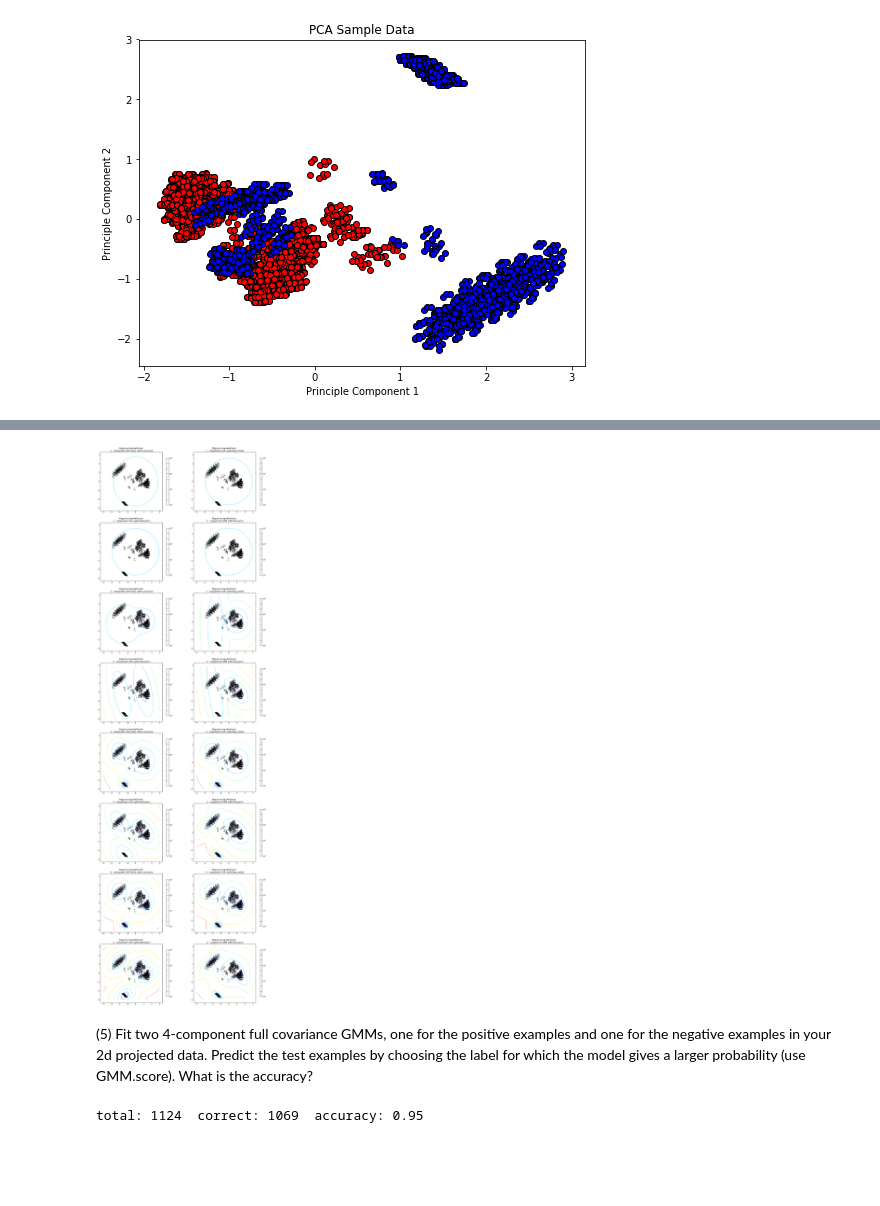
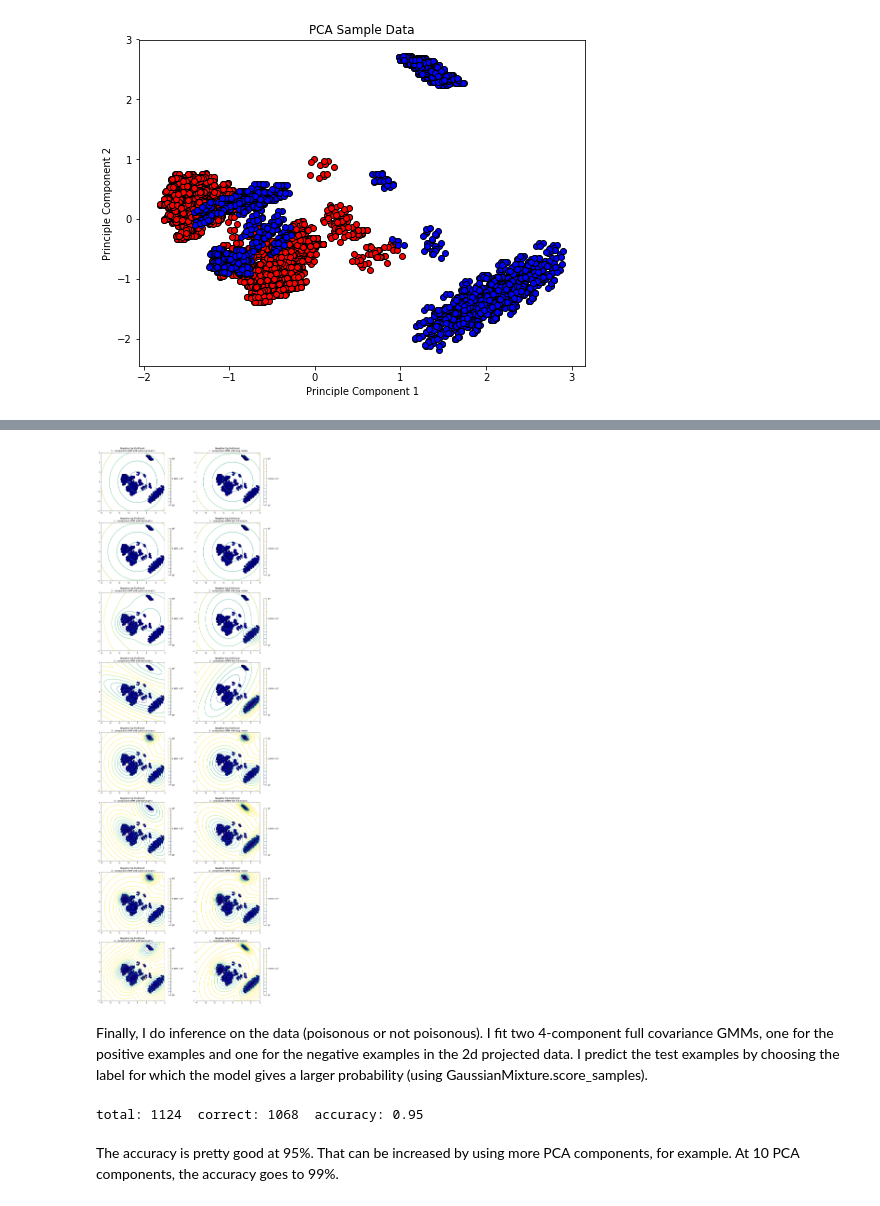
Before and after one commit to jd-sanders/PoisonousMushrooms, a Jupyter notebook: PoisonousMushrooms.ipynb, the cells around one changed output, grey strips where cells are left out. Saved outputs shown, nothing was run; the diff lists cells and outputs as text; code cells hidden in the pictures; blank space fills up the shorter version.

```diff
--- a/PoisonousMushrooms.ipynb
+++ b/PoisonousMushrooms.ipynb
@@ -30,6 +31,8 @@ with open('mushroom.map') as fmap:
         [index, name, junk] = line.split()
         feature_names.append(name)
 
-print('Loaded feature names:', len(feature_names))
-#print(feature_names)
+print 'Loaded feature names:', len(feature_names)
+print 'Here are all 126 feature names: \n'
+for i in range(126):
+    print feature_names[i]
 # %% [output]
@@ -168,46 +209,48 @@ def P4():
     components = [1,2,3,4]
     covariance = ["spherical","diag","tied","full"]
 
     n_comp = 2
     pca_mod = PCA(n_components = 2)
     train_data_transformed = pca_mod.fit_transform(train_data)
 
     for i in range(4):
         for j in range(4):
 
             # Set up the plot
             cnt = 4*i + j + 1
             ax = plt.subplot(8, 2, cnt)
 
             # fit a Gaussian Mixture Model
-            clf = GMM(n_components=components[i], covariance_type=covariance[j])
+            clf = GaussianMixture(n_components=components[i], covariance_type=covariance[j])
             clf.fit(train_data_transformed)
 
             # display predicted scores by the model as a contour plot
+            # This plotting code borrowed from:
+            # http://scikit-learn.org/stable/auto_examples/mixture/plot_gmm_pdf.html#example-mixture-plot-gmm-pdf-py.
             x = np.linspace(-4., 3.)
             y = np.linspace(-3., 3.)
             X, Y = np.meshgrid(x, y)
             XX = np.array([X.ravel(), Y.ravel()]).T
-            Z = -clf.score_samples(XX)[0]
+            Z = -clf.score_samples(XX)
             Z = Z.reshape(X.shape)
 
-            CS = ax.contour(X, Y, Z, norm=LogNorm(vmin=1.0, vmax=100.0),
-                             levels=np.logspace(0, 3, 10))
+            CS = ax.contour(X, Y, Z, norm=LogNorm(vmin=1.0, vmax=10.0),
+                             levels=np.logspace(0, 2, 15))
             CB = plt.colorbar(CS, shrink=0.8, extend='both')
-            ax.scatter(train_data_transformed[:, 0], train_data_transformed[:, 1], .8)
+            ax.scatter(train_data_transformed[:, 0], train_data_transformed[:, 1], edgecolors='black',color='blue',marker='o')
 
             plt.title('Negative log-likelihood: \n %i - component GMM with %s matrix' %(components[i],covariance[j]))
 
 P4()
 # %% [output]
-[figure, old version]
+[figure, new version]
 # %% [markdown]
-(5) Fit two 4-component full covariance GMMs, one for the positive examples and one for the negative examples in your 2d projected data. Predict the test examples by choosing the label for which the model gives a larger probability (use GMM.score). What is the accuracy?
+Finally, I do inference on the data (poisonous or not poisonous).  I fit two 4-component full covariance GMMs, one for the positive examples and one for the negative examples in the 2d projected data. I predict the test examples by choosing the label for which the model gives a larger probability (using GaussianMixture.score_samples).
 # %%
 def P5():
 
     n_comp = 2
-    pca_mod = PCA(n_components = 2)
+    pca_mod = PCA(n_components = n_comp)
     train_data_transformed = pca_mod.fit_transform(train_data)
 
     # Pull out positive and negative training data
@@ -215,21 +258,21 @@ def P5():
     negative = train_data_transformed[train_labels == 0, :]
 
     # Fit a positive model
-    clf_pos = GMM(n_components=4, covariance_type='full')
+    clf_pos = GaussianMixture(n_components=4, covariance_type='full')
     clf_pos.fit(positive)
 
     # Fit a negative model
-    clf_neg = GMM(n_components=4, covariance_type='full')
+    clf_neg = GaussianMixture(n_components=4, covariance_type='full')
     clf_neg.fit(negative)
 
     # Apply the PCA transformation to the test data:
     test_data_transformed = pca_mod.transform(test_data)
 
     # Predict the test data
-    test_probs_under_pos = clf_pos.score(test_data_transformed)
+    test_probs_under_pos = clf_pos.score_samples(test_data_transformed)
 
     # Predict the test data
-    test_probs_under_neg = clf_neg.score(test_data_transformed)
+    test_probs_under_neg = clf_neg.score_samples(test_data_transformed)
 
     # Predict positive by if logprob uder positive is greater
     test_preds = np.zeros(1124)
@@ -246,4 +289,6 @@ def P5():
 
 P5()
 # %% [output]
-total: 1124  correct: 1069  accuracy: 0.95
+total: 1124  correct: 1068  accuracy: 0.95
+# %% [markdown]
+The accuracy is pretty good at 95%.  That can be increased by using more PCA components, for example.  At 10 PCA components, the accuracy goes to 99%.
```
Also changed, not shown: parts of 14 cells of this notebook.
